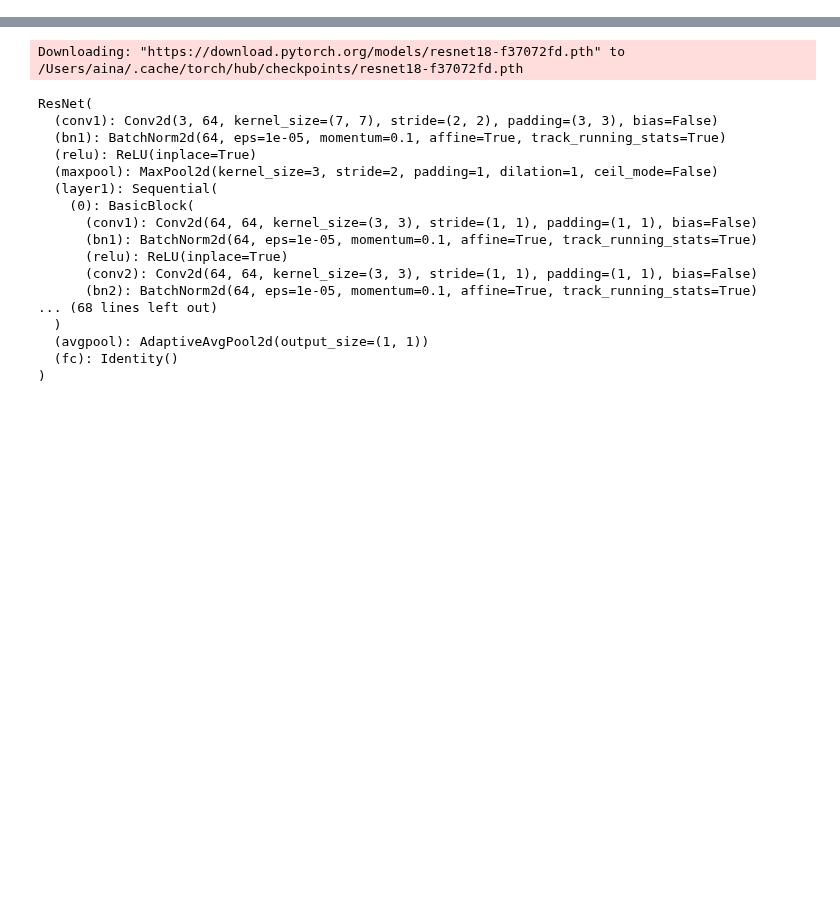
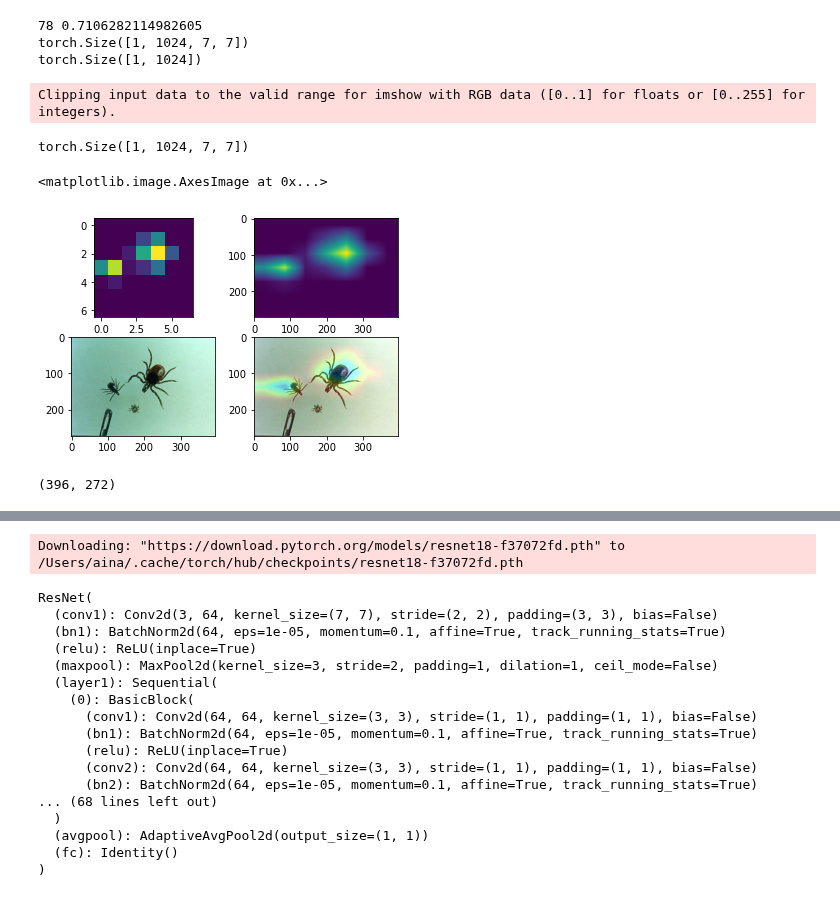
Before and after one commit to ainatersol/CAM, a Jupyter notebook: CAM - Exploration.ipynb, the cells around one changed output, grey strips where cells are left out. Drawn from its saved outputs; the diff is of its cells as text; code cells hidden in the pictures; blank space fills up the shorter version.

```diff
--- a/CAM - Exploration.ipynb
+++ b/CAM - Exploration.ipynb
@@ -15,0 +90,55 @@ The concept behind a CAM-type model logic seems fairly trivial. The outputs of a
+# %%
+cnv = ConvNeXt()
+cnv.eval()
+
+models.ConvNeXt_Base_Weights.IMAGENET1K_V1
+preprocess = weights.transforms()
+batch = preprocess(img).unsqueeze(0)
+# %%
+pred = cnv(batch).squeeze(0).softmax(0)
+class_id = pred.argmax().item()
+score = pred[class_id].item()
+
+print(class_id, score)
+
+# cnv.zero_grad()
+pred[class_id].backward()
+
+gradients = cnv.gradients # gradients shape: (N, K, H, W); N = batch size ,  K is the number of feature maps (channels) in the last convolutional layer, and H' and W' are the height and width of the feature maps, respectively
+print(np.shape(gradients))
+
+#global avg pooling along H and W of the feature map
+pool_gradients = torch.mean(gradients, dim=(2, 3))  #
+#Shape: (K,) -> pools the gradients across the channels
+print(np.shape(pool_gradients))
+
+activations = cnv.feature_map_A(batch).detach()
+print(np.shape(activations)) #activation shape: (K, H, W)
+
+for i in range(activations.size()[1]): #K
+    activations[:, i, :, :] *= pool_gradients[:, i] #weigh each activation by the wights
+
+cam = torch.mean(activations, dim=1).squeeze()
+
+cam = np.maximum(cam, 0) #ReLu
+cam /= torch.max(cam) #normalize
+
+fig, axs = plt.subplots(nrows=2, ncols=2)
+axs[0, 0].imshow(cam.squeeze())
+resized_cam = cv2.resize(cam.squeeze().numpy(), img.size)
+axs[0, 1].imshow(resized_cam)
+axs[1, 0].imshow(img)
+superimposed_img = cv2.applyColorMap(np.uint8(resized_cam*255), cv2.COLORMAP_JET) * 0.001 + np.array(img)/255
+axs[1, 1].imshow(superimposed_img)
+# %% [output]
+78 0.7106282114982605
+torch.Size([1, 1024, 7, 7])
+torch.Size([1, 1024])
+Clipping input data to the valid range for imshow with RGB data ([0..1] for floats or [0..255] for integers).
+torch.Size([1, 1024, 7, 7])
+<matplotlib.image.AxesImage at 0x...>
+[figure, added]
+# %%
+img.size
+# %% [output]
+(396, 272)
```
Also changed, not shown: parts of 17 cells of this notebook, 4 other files.
